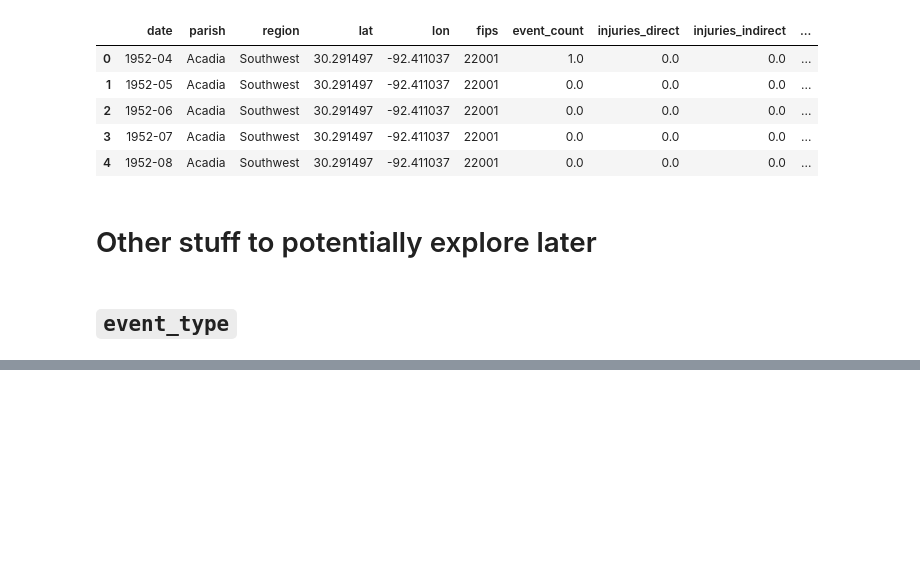
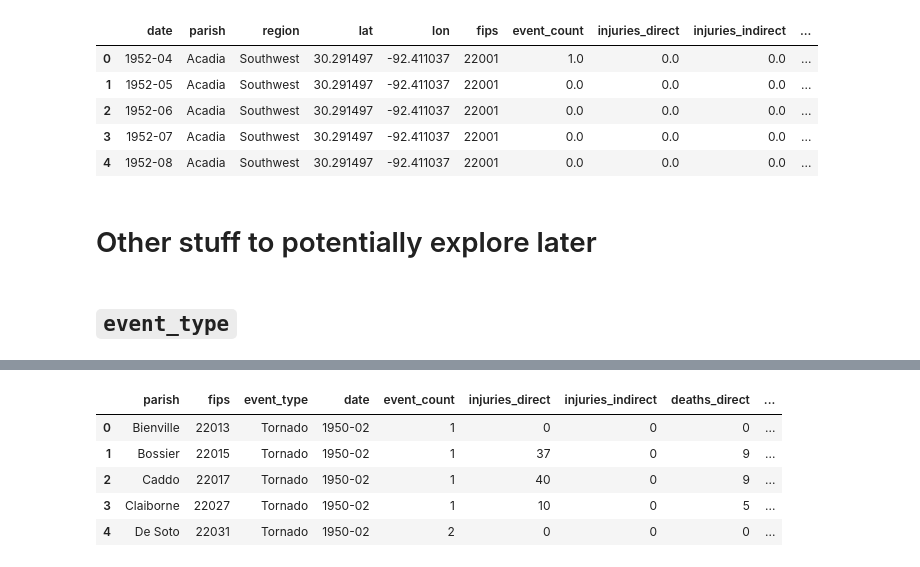
Before and after one commit to jennyrhee/flood-events, a Jupyter notebook: notebooks/data_wrangling.ipynb, the cells around one changed output, grey strips where cells are left out. Cells and saved outputs as stored; diff of their text form; code cells hidden in the pictures; blank space fills up the shorter version.

Commit message:
Added event type data

```diff
--- a/notebooks/data_wrangling.ipynb
+++ b/notebooks/data_wrangling.ipynb
@@ -1117,0 +1136,24 @@ storm_df[storm_df.event_type == 'Strong Wind']['damage_property'].unique()
+# %%
+# Add a new column with counts by event type
+storm_event_df['event_count'] = storm_event_df.groupby(['date', 'parish', 'fips', 'event_type'])['injuries_direct'].transform('count')
+# %%
+# Sums up storm event statistics if multiple events in a day
+storm_event_df = storm_event_df.groupby(['date', 'parish', 'fips', 'event_type', 'event_count']).sum().reset_index()
+# %%
+# Resample by month
+storm_event_df = storm_event_df.groupby(['parish', 'fips', 'event_type']).resample('M', on='date').sum().reset_index()
+# %%
+# Drop rows where event_count is 0, sort by date then parish
+storm_event_df = storm_event_df[(storm_event_df.event_count != 0)].sort_values(by=['date', 'parish']).reset_index(drop=True)
+
+# Change date to year-month
+storm_event_df['date'] = storm_event_df.date.dt.to_period('M')
+# %%
+storm_event_df.head()
+# %% [output]
+|  | parish | fips | event_type | date | event_count | injuries_direct | injuries_indirect | deaths_direct | ... |
+| 0 | Bienville | 22013 | Tornado | 1950-02 | 1 | 0 | 0 | 0 | ... |
+| 1 | Bossier | 22015 | Tornado | 1950-02 | 1 | 37 | 0 | 9 | ... |
+| 2 | Caddo | 22017 | Tornado | 1950-02 | 1 | 40 | 0 | 9 | ... |
+| 3 | Claiborne | 22027 | Tornado | 1950-02 | 1 | 10 | 0 | 5 | ... |
+| 4 | De Soto | 22031 | Tornado | 1950-02 | 2 | 0 | 0 | 0 | ... |
```
Also changed, not shown: parts of 7 cells of this notebook.
